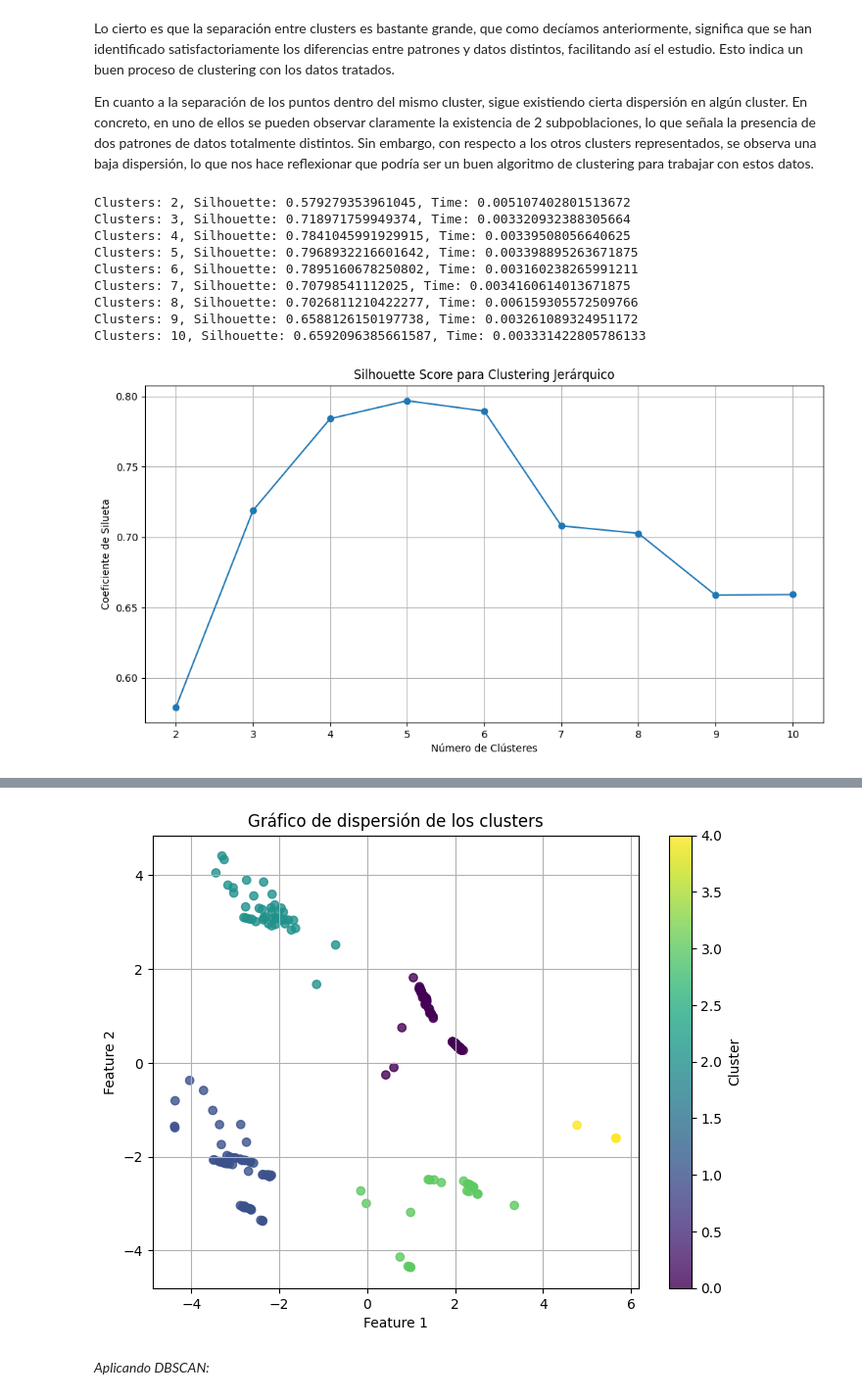
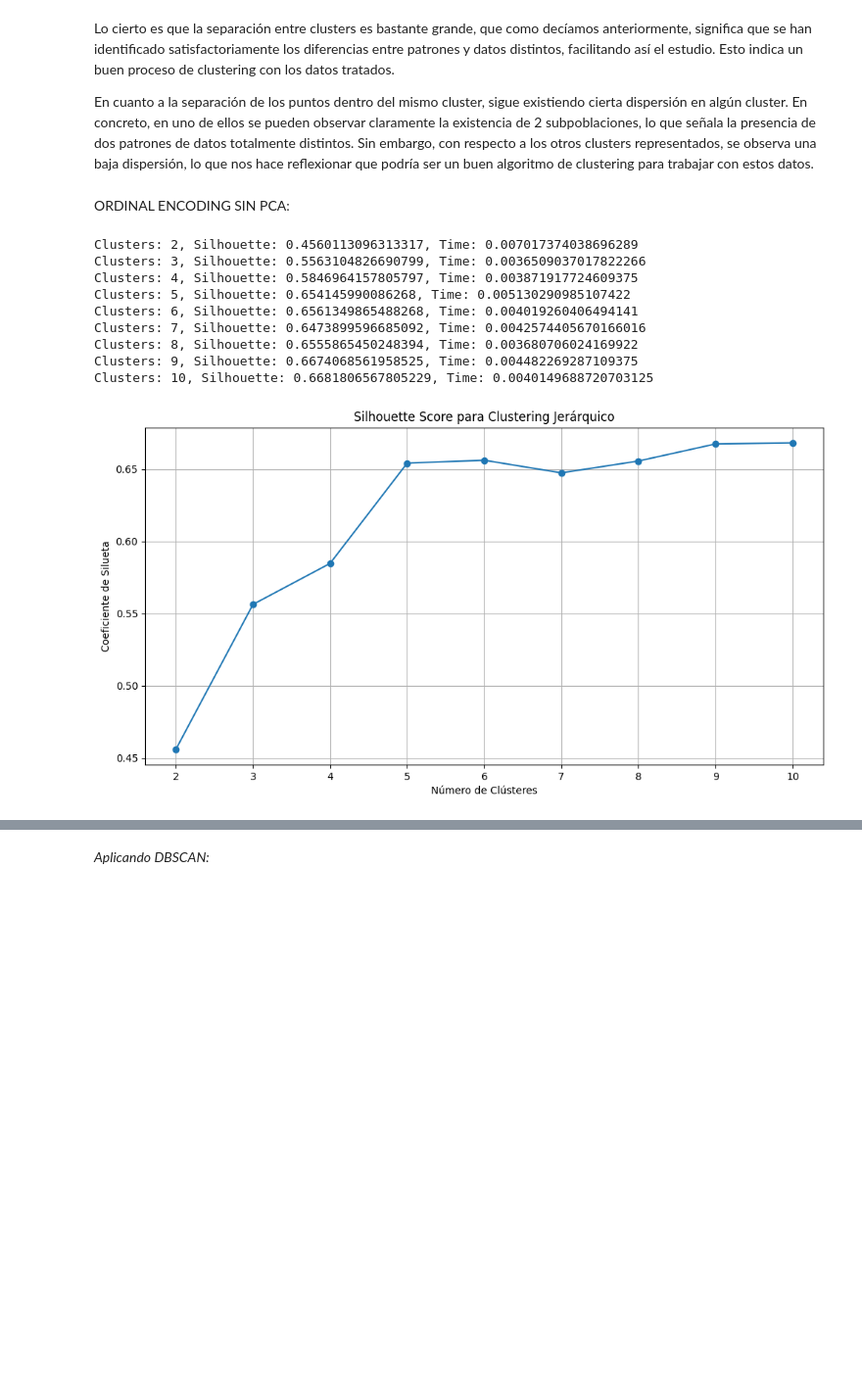
Before and after one commit to MigueLucena/Determinaci-n-Tipos-de-Estrellas, a Jupyter notebook: Practica2NT1.ipynb, the cells around one changed output, grey strips where cells are left out. Shown at 98% size. Drawn from its saved outputs; the diff is of its cells as text; code cells hidden in the pictures; blank space fills up the shorter version.

```diff
--- a/Practica2NT1.ipynb
+++ b/Practica2NT1.ipynb
@@ -341,17 +341,17 @@ def load_data(file_path):
 
     return data.values
 
-data = load_data("stars_data.csv")
+data_ordinal = load_data("stars_data.csv")
 
 
 
 start_time_ordinal = time.time()
 kmeans_ordinal = KMeans(n_clusters=n_clusters)
-labels_ordinal = kmeans_ordinal.fit_predict(data)
+labels_ordinal = kmeans_ordinal.fit_predict(data_ordinal)
 end_time_ordinal = time.time()
 ordinal_time = end_time_ordinal - start_time_ordinal
 
-silhouette_ordinal = silhouette_score(data, labels_ordinal)
+silhouette_ordinal = silhouette_score(data_ordinal, labels_ordinal)
 
 import time
 import numpy as np
@@ -375,7 +375,7 @@ n_clusters_range = range(2, max_clusters + 1)
 for n_clusters in n_clusters_range:
     start_time = time.time()
     kmeans = KMeans(n_clusters=n_clusters)
-    labels = kmeans.fit_predict(data)
+    labels = kmeans.fit_predict(data_ordinal)
     end_time = time.time()
     execution_time = end_time - start_time
     silhouette = silhouette_score(data, labels)
@@ -647,10 +652,10 @@ n_clusters_range = range(2, 11)  # Probamos desde 2 hasta 10 clústeres
 for n_clusters in n_clusters_range:
     start_time = time.time()
     clustering = AgglomerativeClustering(n_clusters=n_clusters, affinity='euclidean', linkage='ward')
-    labels = clustering.fit_predict(data_onehot_pca)
+    labels = clustering.fit_predict(data_onehot)
     end_time = time.time()
     execution_time = end_time - start_time
-    silhouette = silhouette_score(data_onehot_pca, labels)
+    silhouette = silhouette_score(data_onehot, labels)
     silhouette_values.append(silhouette)
     execution_times.append(execution_time)
     print(f"Clusters: {n_clusters}, Silhouette: {silhouette}, Time: {execution_time}")
@@ -672,19 +677,9 @@ print(f"Número óptimo de clústeres según el método de Silhouette: {optimal_
 
 # Ejecutar clustering jerárquico con el número óptimo de clústeres y mostrar resultados
 clustering_optimal = AgglomerativeClustering(n_clusters=optimal_clusters, affinity='euclidean', linkage='ward')
-labels_optimal = clustering_optimal.fit_predict(data_onehot_pca)
-silhouette_optimal = silhouette_score(data_onehot_pca, labels_optimal)
+labels_optimal = clustering_optimal.fit_predict(data_onehot)
+silhouette_optimal = silhouette_score(data_onehot, labels_optimal)
 print("\nResultados de Clustering Jerárquico usando el número óptimo de clústeres:")
 print("Etiquetas:", labels_optimal)
 print("Coeficiente de silueta:", silhouette_optimal)
-
-# Gráfico de dispersión con el número óptimo de clústeres
-plt.figure(figsize=(8, 6))
-plt.scatter(data_onehot_pca[:, 0], data_onehot_pca[:, 1], c=labels_optimal, cmap='viridis', alpha=0.8)
-plt.title('Gráfico de dispersión de los clusters')
-plt.xlabel('Feature 1')
-plt.ylabel('Feature 2')
-plt.colorbar(label='Cluster')
-plt.grid(True)
-plt.show()
 # %% [output]
@@ -801,6 +797,8 @@ Coeficiente de silueta: 0.7968932216601642
 Lo cierto es que la separación entre clusters es bastante grande, que como decíamos anteriormente, significa que se han identificado satisfactoriamente los diferencias entre patrones y datos distintos, facilitando así el estudio. Esto indica un buen proceso de clustering con los datos tratados.
 
 En cuanto a la separación de los puntos dentro del mismo cluster, sigue existiendo cierta dispersión en algún cluster. En concreto, en uno de ellos se pueden observar claramente la existencia de 2 subpoblaciones, lo que señala la presencia de dos patrones de datos totalmente distintos. Sin embargo, con respecto a los otros clusters representados, se observa una baja dispersión, lo que nos hace reflexionar que podría ser un buen algoritmo de clustering para trabajar con estos datos.
+# %% [markdown]
+ORDINAL ENCODING SIN PCA:
 # %%
 import matplotlib.pyplot as plt
 from sklearn.cluster import AgglomerativeClustering
@@ -822,54 +820,44 @@ n_clusters_range = range(2, 11)  # Probamos desde 2 hasta 10 clústeres
 for n_clusters in n_clusters_range:
     start_time = time.time()
     clustering = AgglomerativeClustering(n_clusters=n_clusters, affinity='euclidean', linkage='ward')
-    labels = clustering.fit_predict(data_ordinal_pca)
+    labels = clustering.fit_predict(data_ordinal)
     end_time = time.time()
     execution_time = end_time - start_time
-    silhouette = silhouette_score(data_ordinal_pca, labels)
+    silhouette = silhouette_score(data_ordinal, labels)
     silhouette_values.append(silhouette)
     execution_times.append(execution_time)
     print(f"Clusters: {n_clusters}, Silhouette: {silhouette}, Time: {execution_time}")
 
 # Graficar el coeficiente de silueta en función del número de clústeres
 plt.figure(figsize=(12, 6))
 plt.plot(n_clusters_range, silhouette_values, marker='o')
 plt.title('Silhouette Score para Clustering Jerárquico')
 plt.xlabel('Número de Clústeres')
 plt.ylabel('Coeficiente de Silueta')
 plt.xticks(n_clusters_range)
 plt.grid(True)
 plt.show()
 
 # Encontrar el número óptimo de clústeres según el método del codo
 optimal_index = np.argmax(silhouette_values)
 optimal_clusters = n_clusters_range[optimal_index]
 print(f"Número óptimo de clústeres según el método de Silhouette: {optimal_clusters}")
 
 # Ejecutar clustering jerárquico con el número óptimo de clústeres y mostrar resultados
 clustering_optimal = AgglomerativeClustering(n_clusters=optimal_clusters, affinity='euclidean', linkage='ward')
-labels_optimal = clustering_optimal.fit_predict(data_ordinal_pca)
-silhouette_optimal = silhouette_score(data_ordinal_pca, labels_optimal)
+labels_optimal = clustering_optimal.fit_predict(data_ordinal)
+silhouette_optimal = silhouette_score(data_ordinal, labels_optimal)
 print("\nResultados de Clustering Jerárquico usando el número óptimo de clústeres:")
 print("Etiquetas:", labels_optimal)
 print("Coeficiente de silueta:", silhouette_optimal)
-
-# Gráfico de dispersión con el número óptimo de clústeres
-plt.figure(figsize=(8, 6))
-plt.scatter(data_ordinal_pca[:, 0], data_ordinal_pca[:, 1], c=labels_optimal, cmap='viridis', alpha=0.8)
-plt.title('Gráfico de dispersión de los clusters')
-plt.xlabel('Feature 1')
-plt.ylabel('Feature 2')
-plt.colorbar(label='Cluster')
-plt.grid(True)
-plt.show()
 # %% [output]
-Clusters: 2, Silhouette: 0.579279353961045, Time: 0.005107402801513672
-Clusters: 3, Silhouette: 0.718971759949374, Time: 0.003320932388305664
-Clusters: 4, Silhouette: 0.7841045991929915, Time: 0.00339508056640625
-Clusters: 5, Silhouette: 0.7968932216601642, Time: 0.003398895263671875
-Clusters: 6, Silhouette: 0.7895160678250802, Time: 0.003160238265991211
-Clusters: 7, Silhouette: 0.70798541112025, Time: 0.0034160614013671875
-Clusters: 8, Silhouette: 0.7026811210422277, Time: 0.006159305572509766
-Clusters: 9, Silhouette: 0.6588126150197738, Time: 0.003261089324951172
-Clusters: 10, Silhouette: 0.6592096385661587, Time: 0.003331422805786133
+Clusters: 2, Silhouette: 0.4560113096313317, Time: 0.007017374038696289
+Clusters: 3, Silhouette: 0.5563104826690799, Time: 0.0036509037017822266
+Clusters: 4, Silhouette: 0.5846964157805797, Time: 0.003871917724609375
+Clusters: 5, Silhouette: 0.654145990086268, Time: 0.005130290985107422
+Clusters: 6, Silhouette: 0.6561349865488268, Time: 0.004019260406494141
+Clusters: 7, Silhouette: 0.6473899596685092, Time: 0.0042574405670166016
+Clusters: 8, Silhouette: 0.6555865450248394, Time: 0.003680706024169922
+Clusters: 9, Silhouette: 0.6674068561958525, Time: 0.004482269287109375
+Clusters: 10, Silhouette: 0.6681806567805229, Time: 0.0040149688720703125
-[figure, old version]
+[figure, new version]
@@ -887,3 +875,2 @@ Coeficiente de silueta: 0.7968932216601642
-[figure, removed]
 # %% [markdown]
 *Aplicando DBSCAN:*
```
Also changed, not shown: parts of 28 cells of this notebook.
